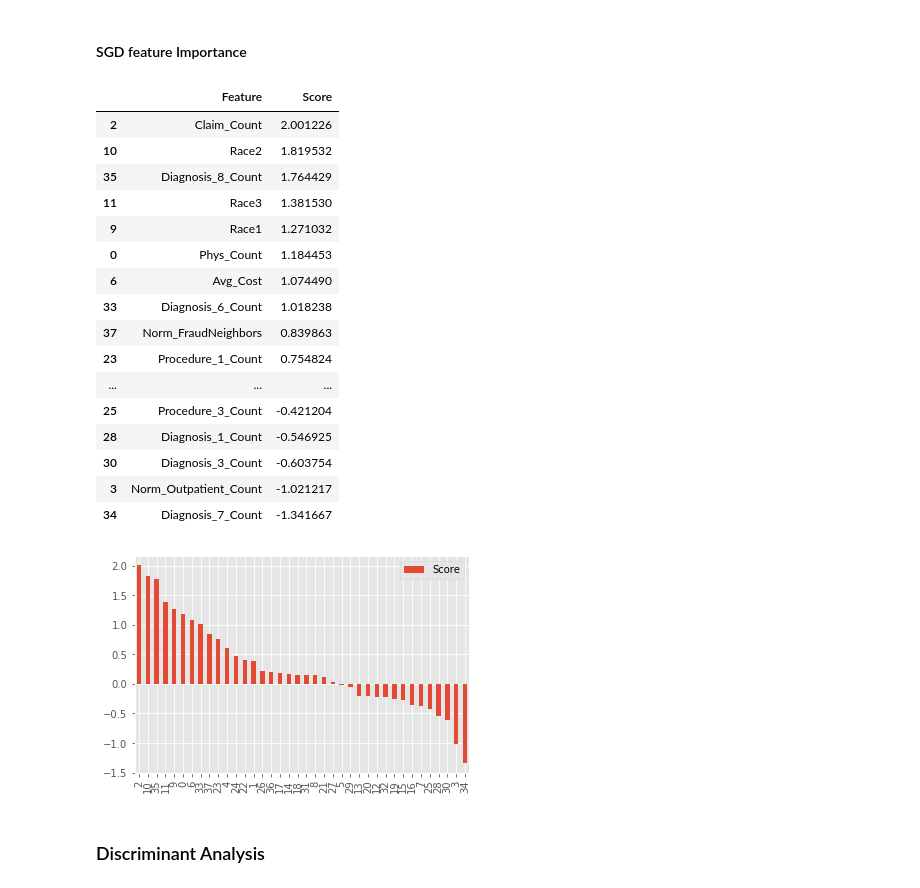
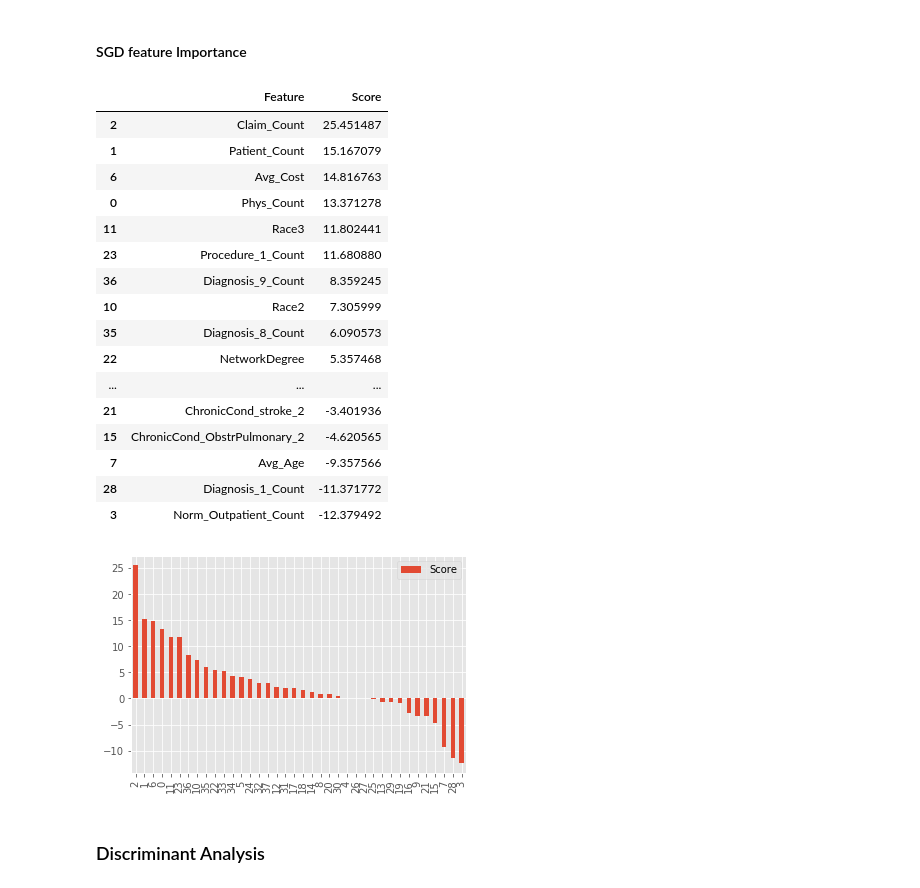
Before and after one commit to cosmochoi/healthcare_fraud, a Jupyter notebook: ML_models_networkadjusted.ipynb, the cells around one changed output. Cells and saved outputs as stored; diff of their text form; code cells hidden in the pictures.

```diff
--- a/ML_models_networkadjusted.ipynb
+++ b/ML_models_networkadjusted.ipynb
@@ -389,36 +389,36 @@ imblearn SGD business score:  0.48877278361027693
 # %% [markdown]
 #### SGD feature Importance
 # %%
-importance = sgd_final.coef_[0]
+importance = sgd_final1.coef_[0]
 feature_importance = pd.DataFrame(columns = ('Feature', 'Score'))
 
 # summarize feature importance
 for i,v in enumerate(importance):
     feature_importance.loc[i] = X_train_Bal.columns[i], v
 
 # plot feature importance
 scores = feature_importance.sort_values(by = 'Score', ascending=False)
 scores.plot.bar()
 scores
 # %% [output]
 |  | Feature | Score |
-| 2 | Claim_Count | 2.001226 |
-| 10 | Race2 | 1.819532 |
-| 35 | Diagnosis_8_Count | 1.764429 |
-| 11 | Race3 | 1.381530 |
-| 9 | Race1 | 1.271032 |
-| 0 | Phys_Count | 1.184453 |
-| 6 | Avg_Cost | 1.074490 |
-| 33 | Diagnosis_6_Count | 1.018238 |
-| 37 | Norm_FraudNeighbors | 0.839863 |
-| 23 | Procedure_1_Count | 0.754824 |
+| 2 | Claim_Count | 25.451487 |
+| 1 | Patient_Count | 15.167079 |
+| 6 | Avg_Cost | 14.816763 |
+| 0 | Phys_Count | 13.371278 |
+| 11 | Race3 | 11.802441 |
+| 23 | Procedure_1_Count | 11.680880 |
+| 36 | Diagnosis_9_Count | 8.359245 |
+| 10 | Race2 | 7.305999 |
+| 35 | Diagnosis_8_Count | 6.090573 |
+| 22 | NetworkDegree | 5.357468 |
 | ... | ... | ... |
-| 25 | Procedure_3_Count | -0.421204 |
-| 28 | Diagnosis_1_Count | -0.546925 |
-| 30 | Diagnosis_3_Count | -0.603754 |
-| 3 | Norm_Outpatient_Count | -1.021217 |
-| 34 | Diagnosis_7_Count | -1.341667 |
+| 21 | ChronicCond_stroke_2 | -3.401936 |
+| 15 | ChronicCond_ObstrPulmonary_2 | -4.620565 |
+| 7 | Avg_Age | -9.357566 |
+| 28 | Diagnosis_1_Count | -11.371772 |
+| 3 | Norm_Outpatient_Count | -12.379492 |
-[figure, old version]
+[figure, new version]
 # %% [markdown]
 ### Discriminant Analysis
 # %% [markdown]
```
Also changed, not shown: parts of 21 cells of this notebook.
